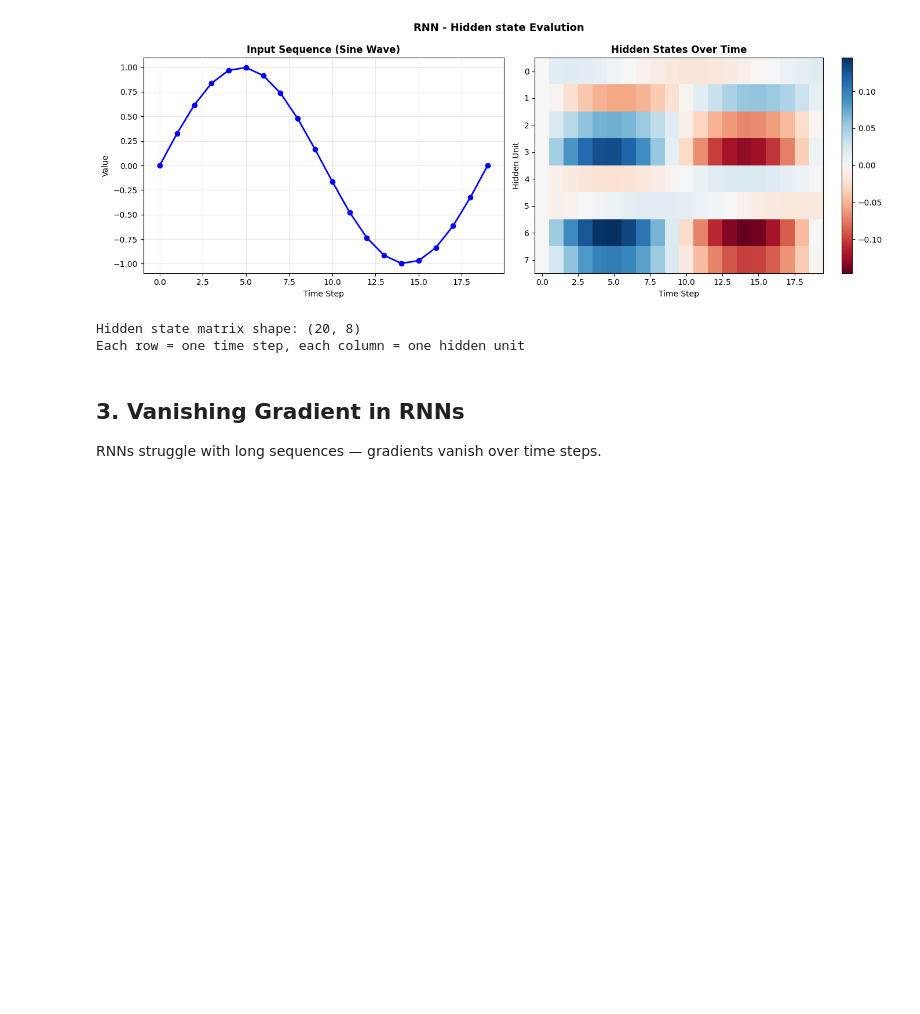
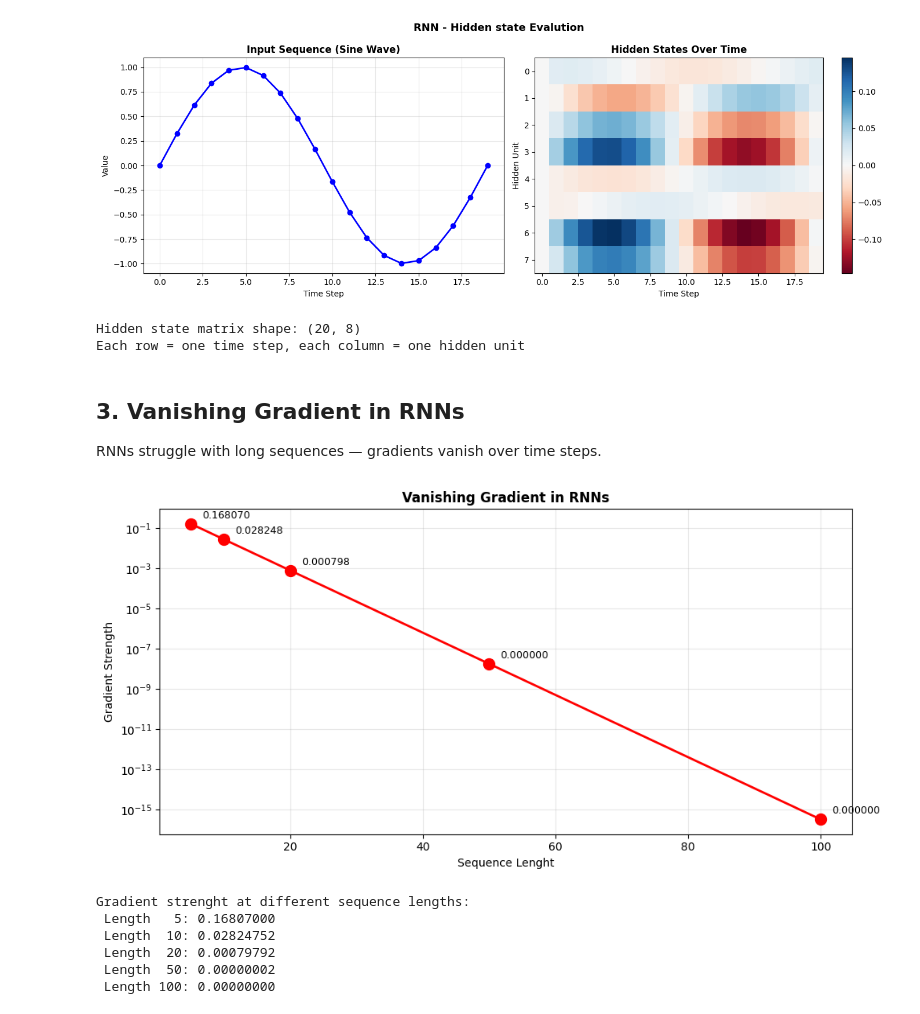
Before and after one commit to Honaxen/deep-learning-fundamentals, a Jupyter notebook: notebooks/05_rnn_basics.ipynb, the cells around one changed output. Drawn from its saved outputs; the diff is of its cells as text; code cells hidden in the pictures; blank space fills up the shorter version.

Commit message:
feat: add RNN basics with hidden state visualization and vanishing gradient

```diff
--- a/notebooks/05_rnn_basics.ipynb
+++ b/notebooks/05_rnn_basics.ipynb
@@ -117,19 +117,39 @@ RNNs struggle with long sequences — gradients vanish over time steps.
 # %%
 # Show how gradient weaknes over long sequences
 sequence_lengths = [5, 10, 20, 50, 100]
 gradient_strengths= []
 
-for lenght in sequence_lengths:
+for length in sequence_lengths:
     # Simulate gradient flow through time steps
     # Each step multplies by tanh derivative (max ~1, typically 0.5-0.7)
     tanh_derivative = 0.7 # typical value
     gradient = tanh_derivative ** length
     gradient_strengths.append(gradient)
 
 fig, ax = plt.subplots(figsize=(10, 5))
 ax.plot(sequence_lengths, gradient_strengths, "r-o", linewidth=2, markersize=10)
 ax.set_title("Vanishing Gradient in RNNs", fontsize=12, fontweight="bold")
 ax.set_xlabel("Sequence Lenght")
 ax.set_ylabel("Gradient Strength")
 ax.set_yscale("log")
 ax.grid(True, alpha=0.3)
+
+for length, strength in zip(sequence_lengths, gradient_strengths):
+    ax.annotate(f"{strength:.6f}", (length, strength),
+               textcoords="offset points", xytext=(10, 5), fontsize=9)
+
+plt.tight_layout()
+plt.savefig("rnn_vanishing_gradient.png", dpi=300)
+plt.show()
+
+print("Gradient strenght at different sequence lengths:")
+for length, strength in zip(sequence_lengths, gradient_strengths):
+    print(f" Length {length:3d}: {strength:.8f}")
+# %% [output]
+[figure, added]
+Gradient strenght at different sequence lengths:
+ Length   5: 0.16807000
+ Length  10: 0.02824752
+ Length  20: 0.00079792
+ Length  50: 0.00000002
+ Length 100: 0.00000000
```
Also changed, not shown: parts of 1 cell of this notebook.
